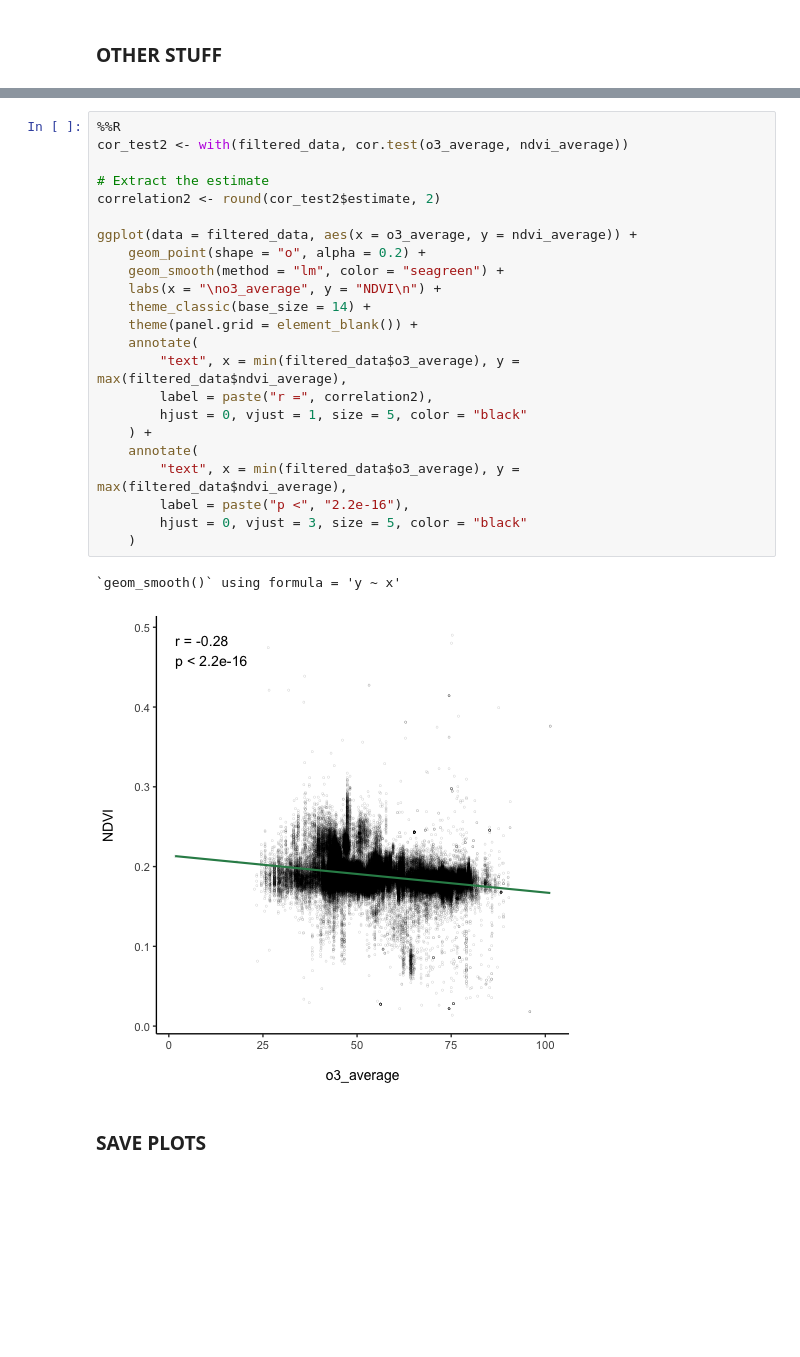
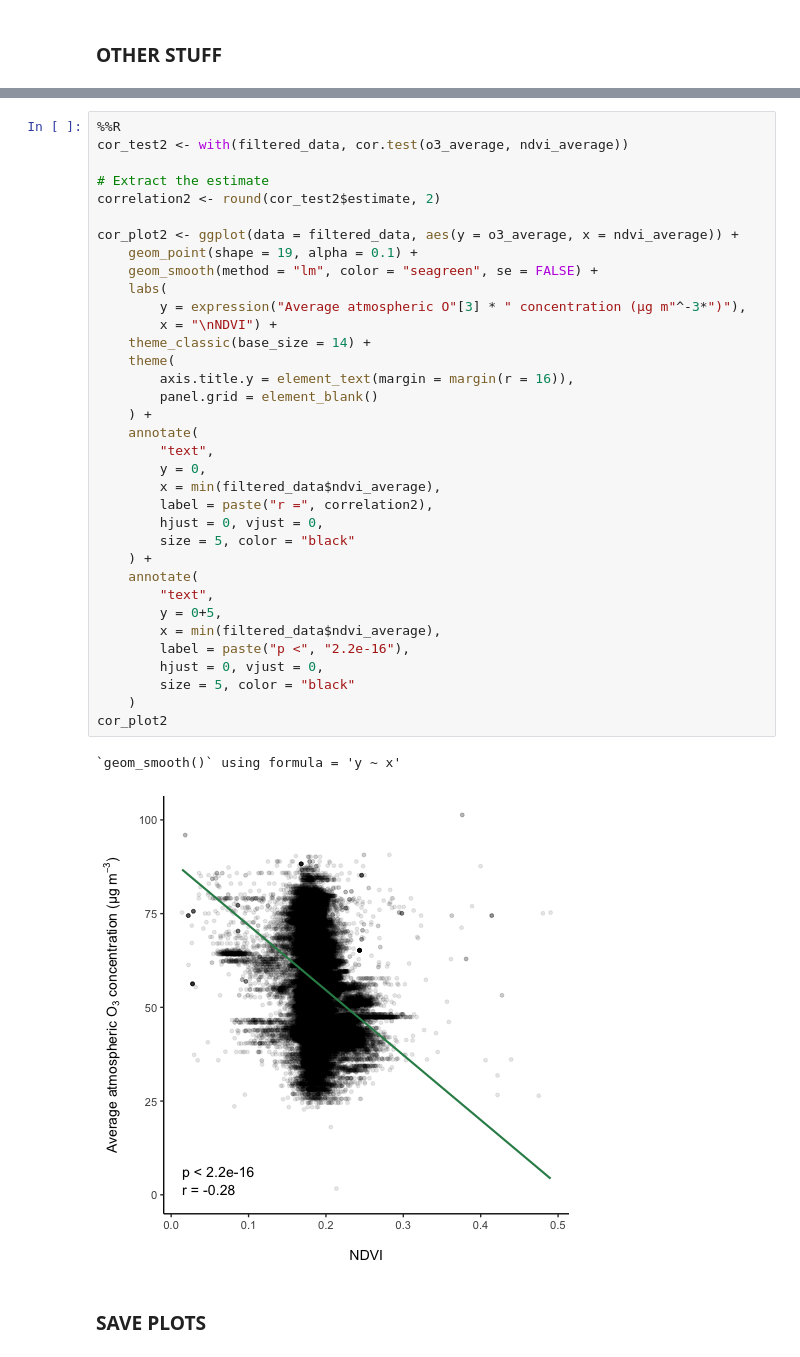
Before and after one commit to Nectar-Technologies/ledge-nectar, a Jupyter notebook: aqi/notebooks/04_plot_GLMM.ipynb, the cells around one changed output, grey strips where cells are left out. Drawn from its saved outputs; the diff is of its cells as text; blank space fills up the shorter version.

```diff
--- a/aqi/notebooks/04_plot_GLMM.ipynb
+++ b/aqi/notebooks/04_plot_GLMM.ipynb
@@ -1174,29 +1187,41 @@ ggplot(data = filtered_data, aes(x = aqhi_average, y = ndvi_average)) +
 # %%
 %%R
 cor_test2 <- with(filtered_data, cor.test(o3_average, ndvi_average))
 
 # Extract the estimate
 correlation2 <- round(cor_test2$estimate, 2)
 
-ggplot(data = filtered_data, aes(x = o3_average, y = ndvi_average)) +
-    geom_point(shape = "o", alpha = 0.2) +
-    geom_smooth(method = "lm", color = "seagreen") +
-    labs(x = "\no3_average", y = "NDVI\n") +
+cor_plot2 <- ggplot(data = filtered_data, aes(y = o3_average, x = ndvi_average)) +
+    geom_point(shape = 19, alpha = 0.1) +
+    geom_smooth(method = "lm", color = "seagreen", se = FALSE) +
+    labs(
+        y = expression("Average atmospheric O"[3] * " concentration (µg m"^-3*")"),
+        x = "\nNDVI") +
     theme_classic(base_size = 14) +
-    theme(panel.grid = element_blank()) +
-    annotate(
-        "text", x = min(filtered_data$o3_average), y = max(filtered_data$ndvi_average),
-        label = paste("r =", correlation2),
-        hjust = 0, vjust = 1, size = 5, color = "black"
+    theme(
+        axis.title.y = element_text(margin = margin(r = 16)),
+        panel.grid = element_blank()
     ) +
     annotate(
-        "text", x = min(filtered_data$o3_average), y = max(filtered_data$ndvi_average),
+        "text",
+        y = 0,
+        x = min(filtered_data$ndvi_average),
+        label = paste("r =", correlation2),
+        hjust = 0, vjust = 0,
+        size = 5, color = "black"
+    ) +
+    annotate(
+        "text",
+        y = 0+5,
+        x = min(filtered_data$ndvi_average),
         label = paste("p <", "2.2e-16"),
-        hjust = 0, vjust = 3, size = 5, color = "black"
+        hjust = 0, vjust = 0,
+        size = 5, color = "black"
     )
+cor_plot2
 # %% [output]
 `geom_smooth()` using formula = 'y ~ x'
-[figure, old version]
+[figure, new version]
 # %% [markdown]
 ### SAVE PLOTS
 # %% [markdown]
```
Also changed, not shown: parts of 5 cells of this notebook.
